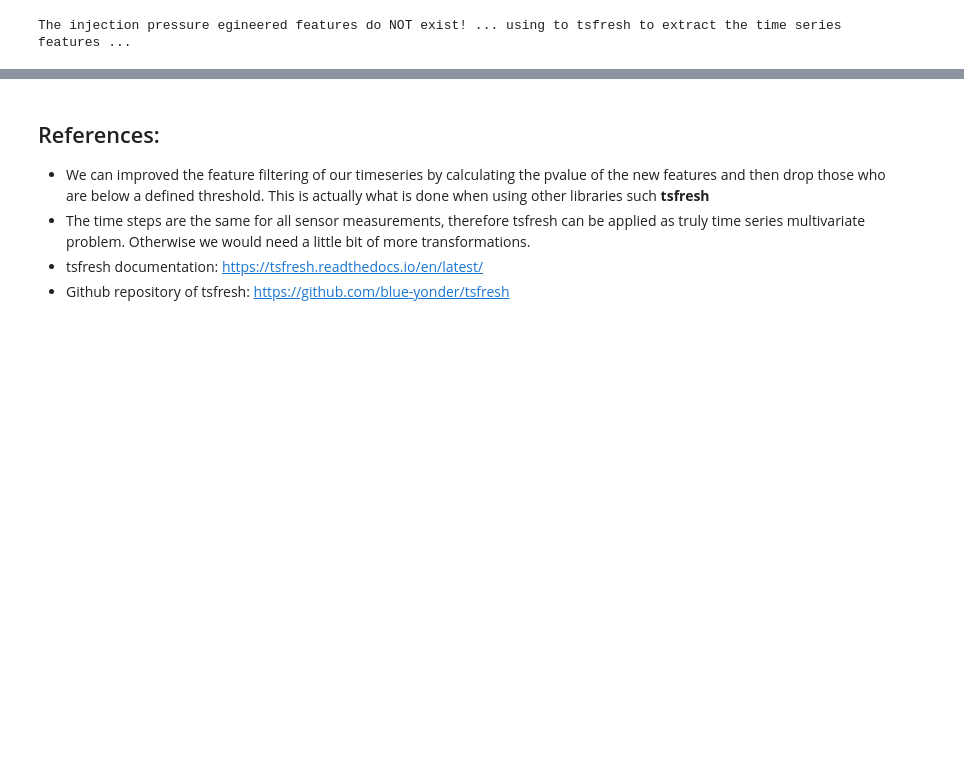
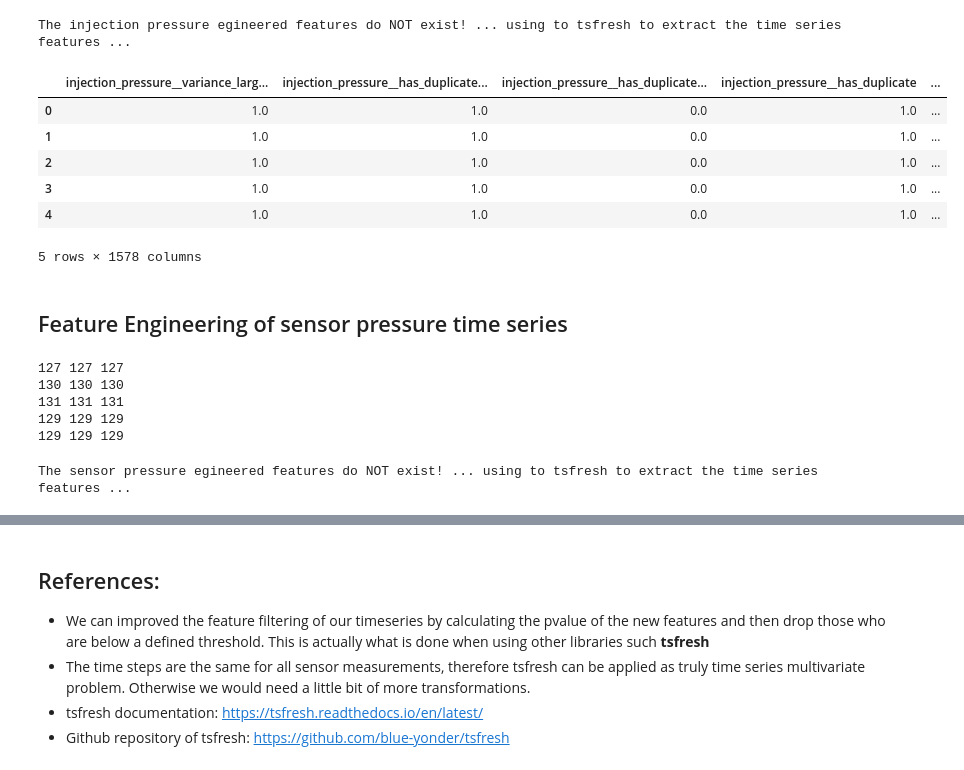
Before and after one commit to Alfredo-Vargas/ai4im, a Jupyter notebook: data/simulated/ai4im-tsfresh.ipynb, the cells around one changed output, grey strips where cells are left out. Saved outputs shown, nothing was run; the diff lists cells and outputs as text; code cells hidden in the pictures; blank space fills up the shorter version.

Commit message:
feature extraction finished

```diff
--- a/data/simulated/ai4im-tsfresh.ipynb
+++ b/data/simulated/ai4im-tsfresh.ipynb
@@ -163,3 +154,16 @@ else:
     injection_pressure_fe_df = pd.read_csv(data_path + injection_filename)
 # %% [output]
 The injection pressure egineered features do NOT exist! ... using to tsfresh to extract the time series features ...
+# %%
+# print(injection_pressure_fe_df.__len__)
+injection_pressure_fe_df.head()
+# %% [output]
+|  | injection_pressure__variance_larg... | injection_pressure__has_duplicate... | injection_pressure__has_duplicate... | injection_pressure__has_duplicate | ... |
+| 0 | 1.0 | 1.0 | 0.0 | 1.0 | ... |
+| 1 | 1.0 | 1.0 | 0.0 | 1.0 | ... |
+| 2 | 1.0 | 1.0 | 0.0 | 1.0 | ... |
+| 3 | 1.0 | 1.0 | 0.0 | 1.0 | ... |
+| 4 | 1.0 | 1.0 | 0.0 | 1.0 | ... |
+5 rows × 1578 columns
+# %% [markdown]
+## Feature Engineering of sensor pressure time series
@@ -165,0 +205,29 @@ The injection pressure egineered features do NOT exist! ... using to tsfresh to
+# %%
+print(len(bin_id_sens_press[0]), len(sensor_pressure_trimmed[0]), len(sensor_pressure_time_trimmed[0]))
+print(len(bin_id_sens_press[1]), len(sensor_pressure_trimmed[1]), len(sensor_pressure_time_trimmed[1]))
+print(len(bin_id_sens_press[2]), len(sensor_pressure_trimmed[2]), len(sensor_pressure_time_trimmed[2]))
+print(len(bin_id_sens_press[3]), len(sensor_pressure_trimmed[3]), len(sensor_pressure_time_trimmed[3]))
+print(len(bin_id_sens_press[4]), len(sensor_pressure_trimmed[4]), len(sensor_pressure_time_trimmed[4]))
+# %% [output]
+127 127 127
+130 130 130
+131 131 131
+129 129 129
+129 129 129
+# %%
+sensor_filename = 'sensor_ts_fe.csv'
+sensor_pressure_fe_df = pd.DataFrame()  # feature engineered dataframe
+
+if not os.path.exists(data_path + sensor_filename):
+    print('The sensor pressure egineered features do NOT exist! ... using to tsfresh to extract the time series features ...')
+    sensor_pressure_fe_df.drop(sensor_pressure_fe_df.index, inplace=True)
+    for i in range(len(bin_id_sens_press)):
+        bin_id_ts = pd.DataFrame({'bind_id': bin_id_sens_press[i], 'sensor_pressure_time': sensor_pressure_time_trimmed[i], 'sensor_pressure': sensor_pressure_trimmed[i]})
+        tmp_df = extract_features(bin_id_ts, column_id='bind_id')
+        sensor_pressure_fe_df = pd.concat([sensor_pressure_fe_df, tmp_df])
+    sensor_pressure_fe_df.to_csv(data_path + sensor_filename)
+else:
+    print('The sensor egineered features DO exist, reading from file ...')
+    sensor_pressure_fe_df = pd.read_csv(data_path + sensor_filename)
+# %% [output]
+The sensor pressure egineered features do NOT exist! ... using to tsfresh to extract the time series features ...
```
Also changed, not shown: parts of 22 cells of this notebook.
